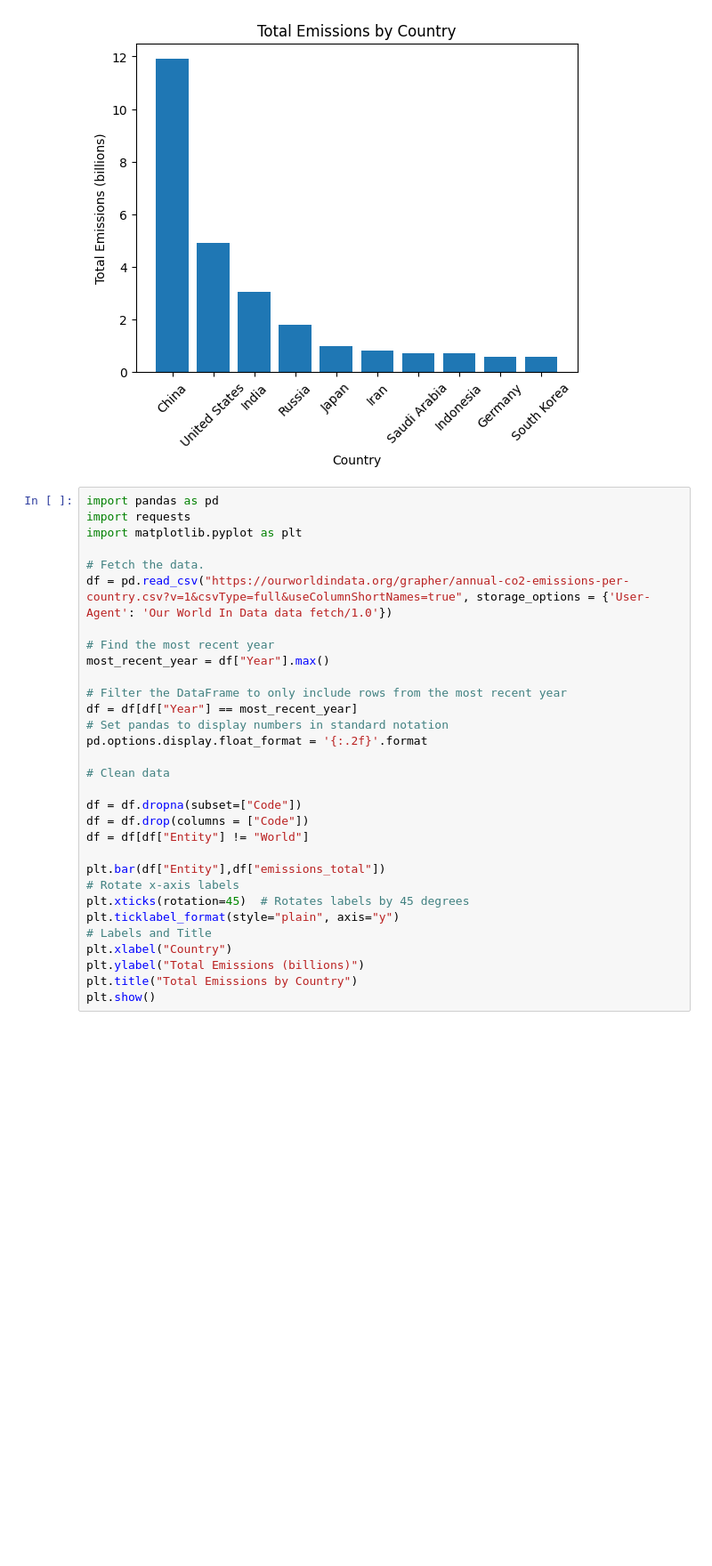
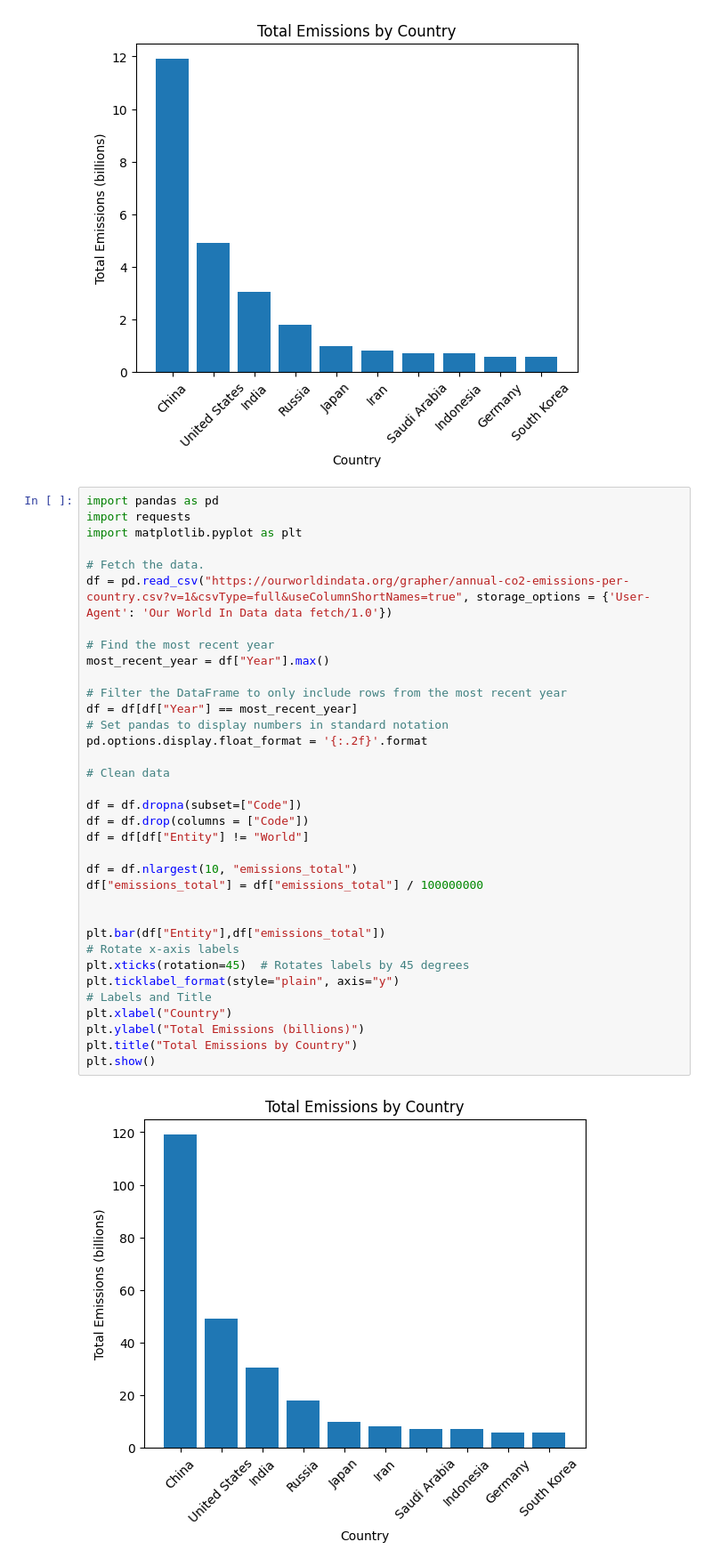
Before and after one commit to 4Sam6/Making-requests, a Jupyter notebook: pynb/owid_API_request.ipynb, the cells around one changed output. Shown at 89% size. Cells and saved outputs as stored; diff of their text form; blank space fills up the shorter version.

```diff
--- a/pynb/owid_API_request.ipynb
+++ b/pynb/owid_API_request.ipynb
@@ -66,30 +66,36 @@ plt.show()
 import pandas as pd
 import requests
 import matplotlib.pyplot as plt
 
 # Fetch the data.
 df = pd.read_csv("https://ourworldindata.org/grapher/annual-co2-emissions-per-country.csv?v=1&csvType=full&useColumnShortNames=true", storage_options = {'User-Agent': 'Our World In Data data fetch/1.0'})
 
 # Find the most recent year
 most_recent_year = df["Year"].max()
 
 # Filter the DataFrame to only include rows from the most recent year
 df = df[df["Year"] == most_recent_year]
 # Set pandas to display numbers in standard notation
 pd.options.display.float_format = '{:.2f}'.format
 
 # Clean data
 
 df = df.dropna(subset=["Code"])
 df = df.drop(columns = ["Code"])
 df = df[df["Entity"] != "World"]
 
+df = df.nlargest(10, "emissions_total")
+df["emissions_total"] = df["emissions_total"] / 100000000
+
+
 plt.bar(df["Entity"],df["emissions_total"])
 # Rotate x-axis labels
 plt.xticks(rotation=45)  # Rotates labels by 45 degrees
 plt.ticklabel_format(style="plain", axis="y")
 # Labels and Title
 plt.xlabel("Country")
 plt.ylabel("Total Emissions (billions)")
 plt.title("Total Emissions by Country")
 plt.show()
+# %% [output]
+[figure, added]
```
